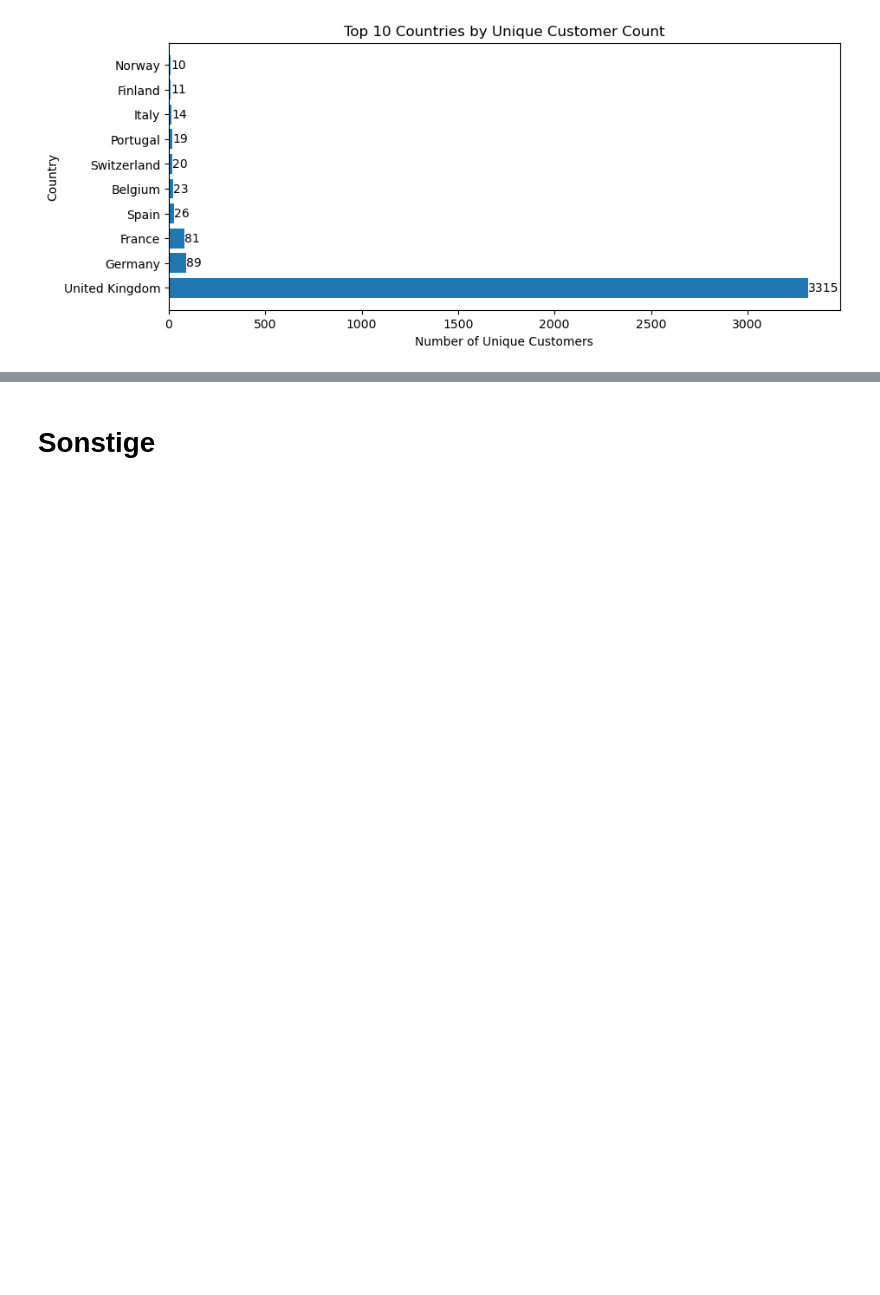
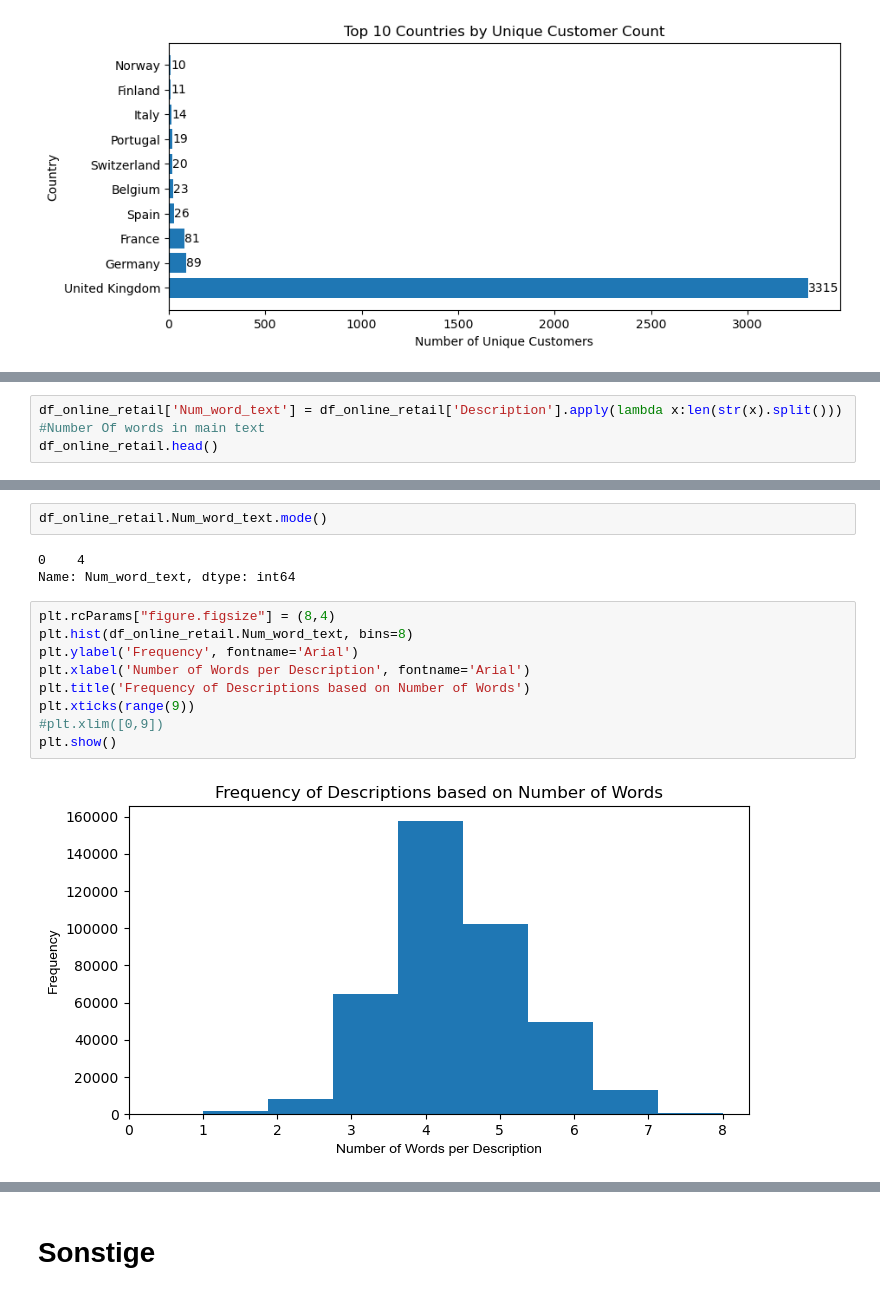
Before and after one commit to uadR1/Master-Thesis-Building-and-Evaluating-Candidate-Generation-Models-with-Neural-Networks, a Jupyter notebook: 01_ExplanatoryDataAnalysis/01_Eda_OnlineRetail.ipynb, the cells around one changed output, grey strips where cells are left out. Cells and saved outputs as stored; diff of their text form; blank space fills up the shorter version.

```diff
--- a/01_ExplanatoryDataAnalysis/01_Eda_OnlineRetail.ipynb
+++ b/01_ExplanatoryDataAnalysis/01_Eda_OnlineRetail.ipynb
@@ -809,0 +831,3 @@ plt.show()
+# %%
+df_online_retail['Num_word_text'] = df_online_retail['Description'].apply(lambda x:len(str(x).split())) #Number Of words in main text
+df_online_retail.head()
@@ -809,0 +853,16 @@ plt.show()
+# %%
+df_online_retail.Num_word_text.mode()
+# %% [output]
+0    4
+Name: Num_word_text, dtype: int64
+# %%
+plt.rcParams["figure.figsize"] = (8,4)
+plt.hist(df_online_retail.Num_word_text, bins=8)
+plt.ylabel('Frequency', fontname='Arial')
+plt.xlabel('Number of Words per Description', fontname='Arial')
+plt.title('Frequency of Descriptions based on Number of Words')
+plt.xticks(range(9))
+#plt.xlim([0,9])
+plt.show()
+# %% [output]
+[figure, added]
```
Also changed, not shown: parts of 11 cells of this notebook, 2 other files.
